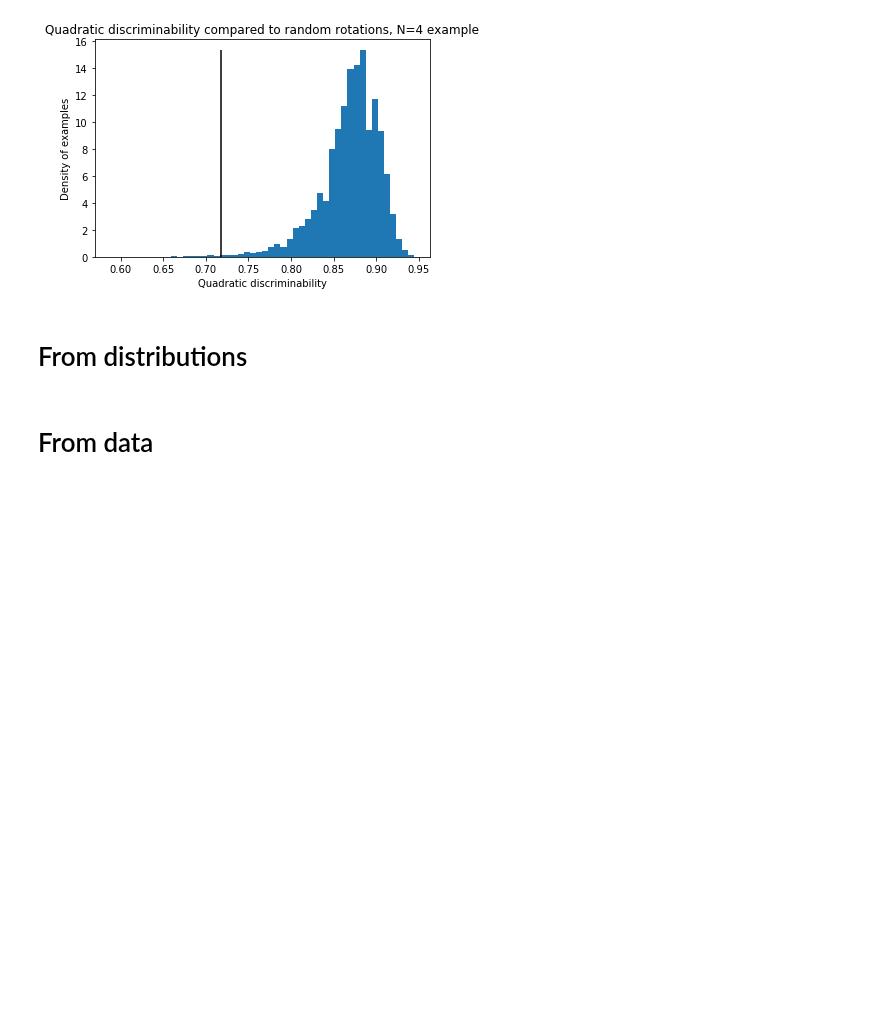
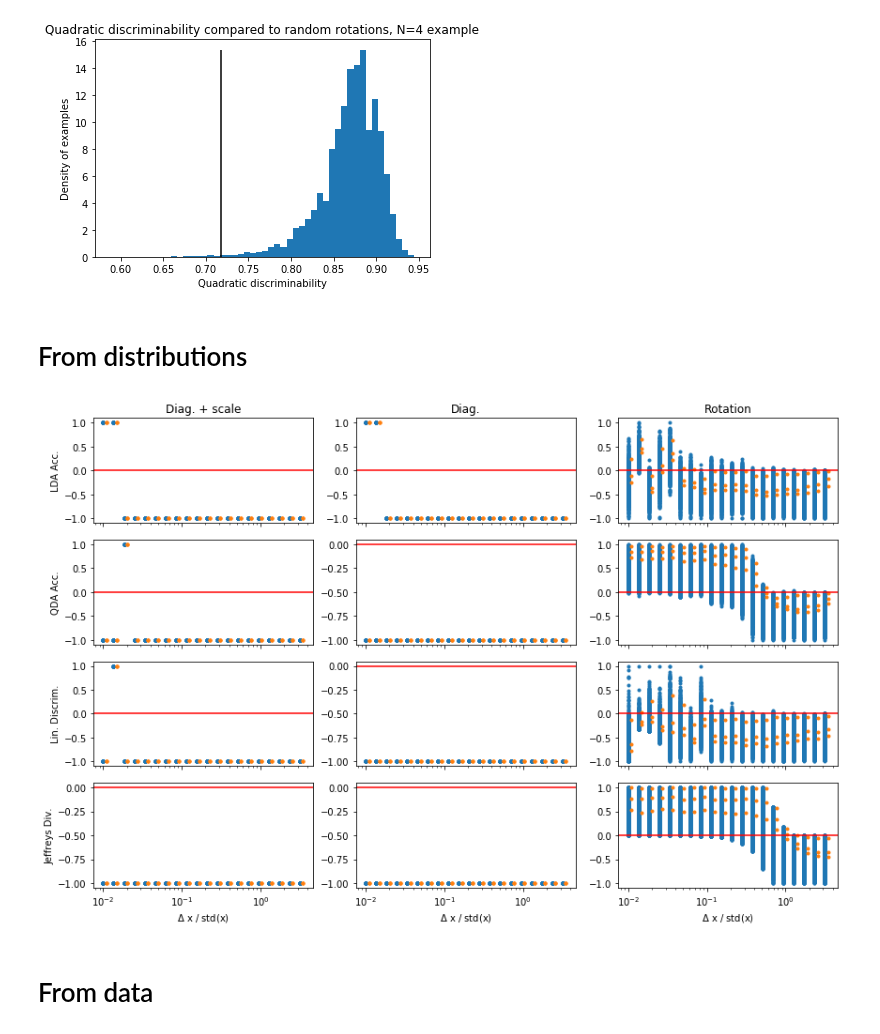
Before and after one commit to BouchardLab/noise_correlations, a Jupyter notebook: notebooks/null_models.ipynb, the cells around one changed output. Drawn from its saved outputs; the diff is of its cells as text; code cells hidden in the pictures; blank space fills up the shorter version.

Commit message:
better plots

```diff
--- a/notebooks/null_models.ipynb
+++ b/notebooks/null_models.ipynb
@@ -175,20 +183,13 @@ Text(0.5,1,'Quadratic discriminability compared to random rotations, N=4 example
 # %%
 nulls = [null_models.diag_and_scale, null_models.erase_offdiag, null_models.random_rotation]
-null_names = ['diag scale', 'diag', 'rot']
+null_names = ['Diag. + scale', 'Diag.', 'Rotation']
 measures = [discriminability.lda_samples, discriminability.qda_samples,
             discriminability.linear_discriminability_samples,
             discriminability.mv_normal_jeffreys]
-measure_names = ['lda', 'qda', 'ld', 'mvn_j']
-deltas = np.logspace(-2, .5, 20)
-samples = 1001
-ps = np.zeros((len(measures), len(nulls), deltas.size))
+measure_names = ['LDA Acc.', 'QDA Acc.', 'Lin. Discrim.', 'Jeffreys Div.']
+
 orig_vals = np.zeros((len(measures), len(nulls), deltas.size))
 all_vals = np.zeros((len(measures), len(nulls), deltas.size, samples))
-
-angle = np.pi/4
-r = np.array([[np.cos(angle), np.sin(angle)], [-np.sin(angle), np.cos(angle)]])
-cov0 = r.dot(np.array([[1., 0.], [0., 3.]])).dot(r.T)
-cov1 = cov0
 
 for ii, delta in enumerate(deltas):
     mu0 = delta * np.array([-1., 1]) / np.sqrt(2)
@@ -204,28 +205,35 @@ for ii, delta in enumerate(deltas):
                 orig_vals[kk, jj, ii] = m(mu0, cov0, mu1, cov1)
     o_vals, vals, _ = null_models.eval_null(mu0, cov0, mu1, cov1, nulls[-1],
                                             measures, samples)
-    #ps[:, -1, ii] = frac_less
     all_vals[:, -1, ii] = vals
     orig_vals[:, -1, ii] = o_vals
 # %%
-f, axes = plt.subplots(len(measures), len(nulls), figsize=(9, 10), sharex=True, sharey=False)
+f, axes = plt.subplots(len(measures), len(nulls), figsize=(4*len(nulls), 2*len(measures)),
+                       sharex=True, sharey=False)
 for ax in axes.ravel():
     ax.set_xscale('log')
 #    ax.set_yscale('log')
 for ii, m in enumerate(measure_names):
     for jj, n in enumerate(null_names):
         ax = axes[ii, jj]
         x = np.tile(deltas[:, np.newaxis], (1, samples)).ravel()
         y = all_vals[ii, jj]
         y = y - orig_vals[ii, jj][:, np.newaxis]
         y = y / abs(y).max(axis=1, keepdims=True)
         ax.plot(x, y.ravel(), marker='.', linestyle='none')
+        x3 = np.tile(deltas[:, np.newaxis], (1, 3)).ravel()
+        ax.plot(1.1 * x3, np.percentile(y, [50, 68.3, 95.4], axis=1).T.ravel(),
+                marker='.', linestyle='none')
         ax.axhline(0, 0, 1, c='r')
         if ii == 0:
             ax.set_title(n)
         if jj == 0:
             ax.set_ylabel(m)
+        if ii == len(measure_names)-1:
+            ax.set_xlabel(r'$\Delta$ x / std(x)')
 f.tight_layout()
+# %% [output]
+[figure, added]
 # %% [markdown]
 # From data
 # %%
```
Also changed, not shown: parts of 3 cells of this notebook.
